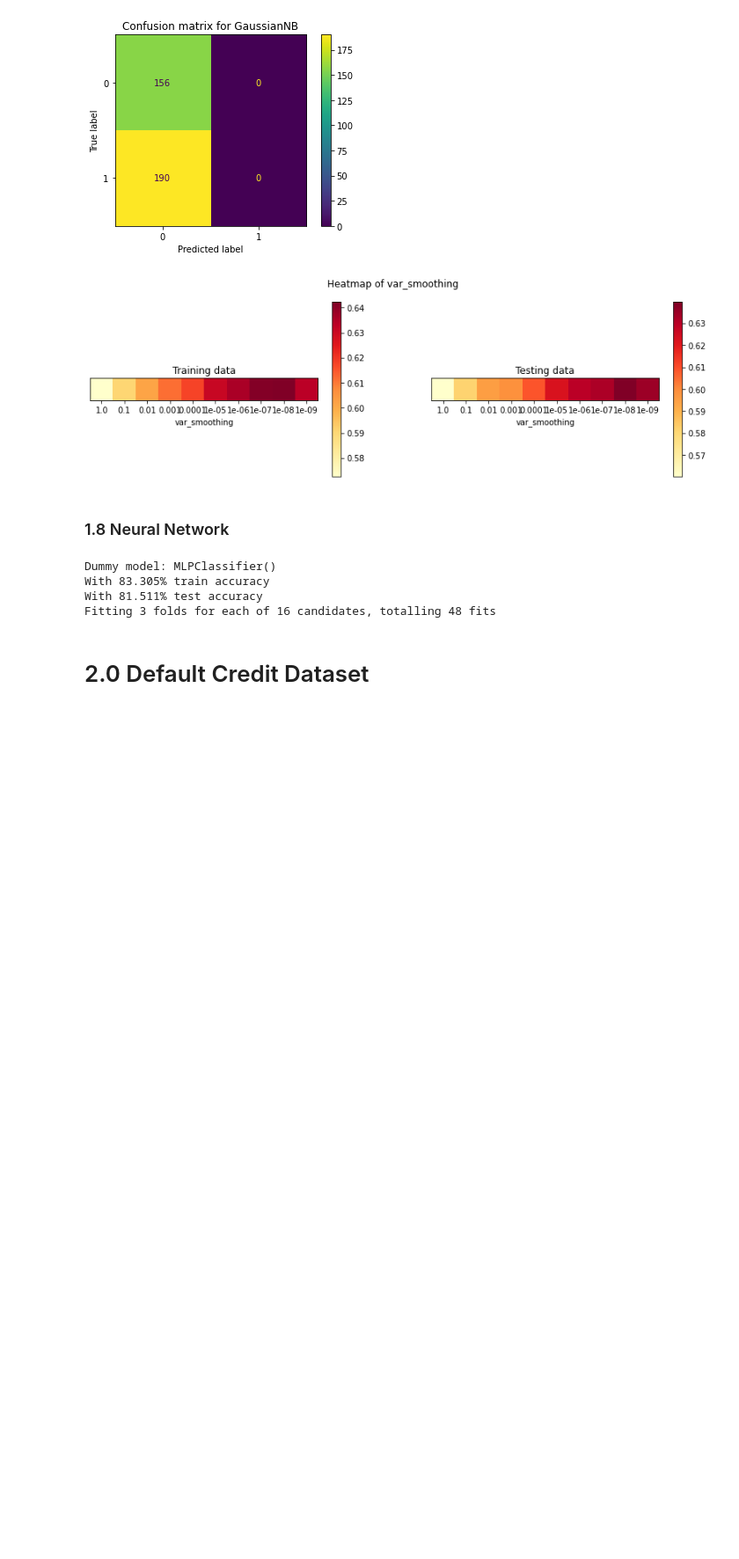
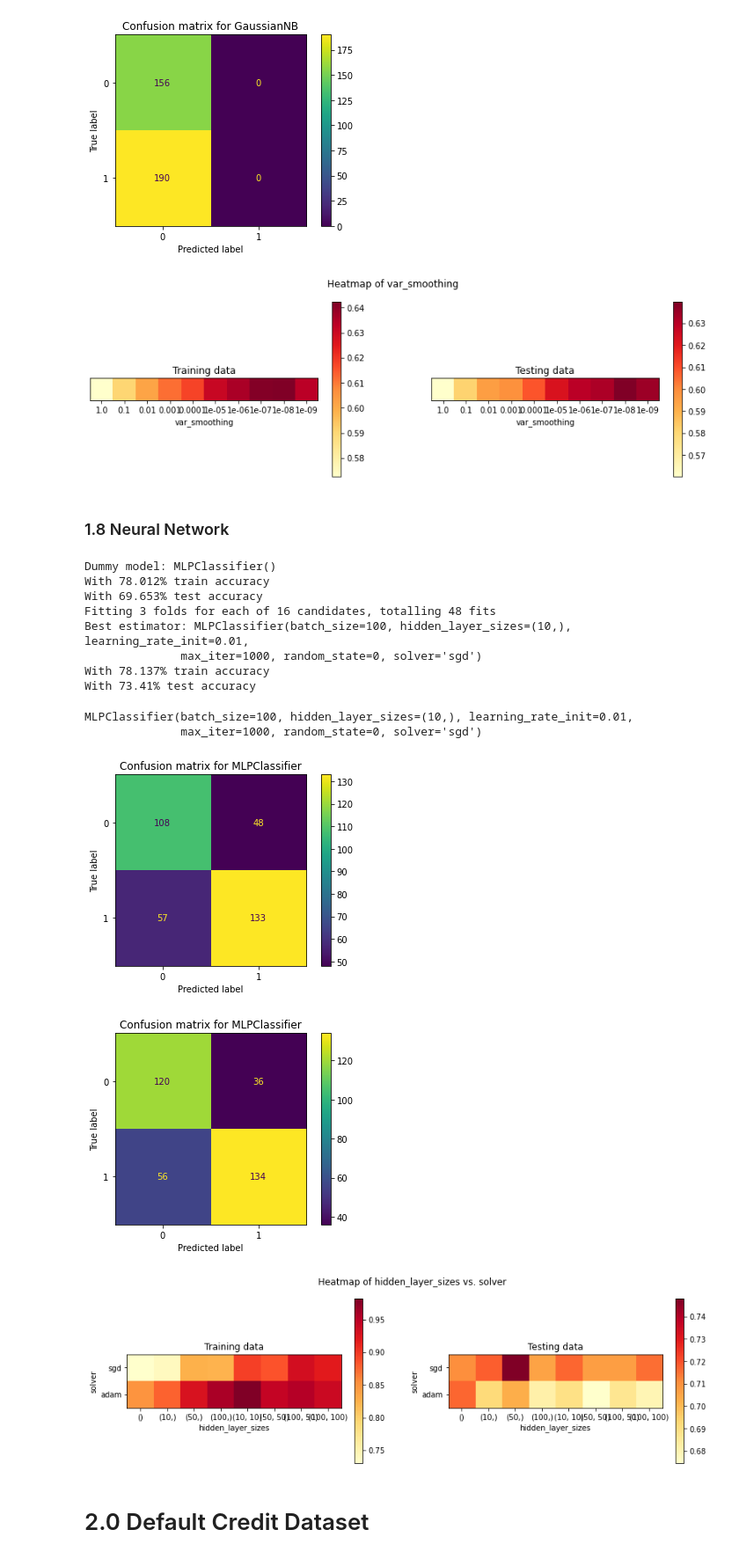
Before and after one commit to PBMocha/COMP432-MLProject, a Jupyter notebook: classification/ClassificationPipeline.ipynb, the cells around one changed output. Shown at 88% size. Saved outputs shown, nothing was run; the diff lists cells and outputs as text; code cells hidden in the pictures; blank space fills up the shorter version.

```diff
--- a/classification/ClassificationPipeline.ipynb
+++ b/classification/ClassificationPipeline.ipynb
@@ -242,30 +264,41 @@ With 45.087% test accuracy
 # %% [markdown]
 ### 1.8 Neural Network
 # %%
-# Test a few different hyperparameters for Neural Networks: hidden_layer_sizes, solver
-hl_vals = [(),(10,),(50,),(100,),(10,10),(50,50),(100,50),(100,100)]
-solv_vals = ['sgd','adam']
-param_grid_nn = {'hidden_layer_sizes' : hl_vals, 'solver' : solv_vals}
+# # Test a few different hyperparameters for Neural Networks: hidden_layer_sizes, solver
+# hl_vals = [(),(10,),(50,),(100,),(10,10),(50,50),(100,50),(100,100)]
+# solv_vals = ['sgd','adam']
+# param_grid_nn = {'hidden_layer_sizes' : hl_vals, 'solver' : solv_vals}
 
-# Train a dummy Neural Net model with default values
-dummy_nn = train_dummy_model(X_trn, y_trn, X_tst, y_tst, sklearn.neural_network.MLPClassifier)
+# # Train a dummy Neural Net model with default values
+# dummy_nn = train_dummy_model(X_trn, y_trn, X_tst, y_tst, sklearn.neural_network.MLPClassifier)
 
-# Train different Neural Net models, using grid search and cross validation to find best hyperparameters.
-gs_nn = grid_search(X_trn, y_trn, X_tst, y_tst, sklearn.neural_network.MLPClassifier,param_grid_nn,activation='relu',max_iter=1000,batch_size=100,learning_rate_init=0.01,random_state=0)
+# # Train different Neural Net models, using grid search and cross validation to find best hyperparameters.
+# gs_nn = grid_search(X_trn, y_trn, X_tst, y_tst, sklearn.neural_network.MLPClassifier,param_grid_nn,activation='relu',max_iter=1000,batch_size=100,learning_rate_init=0.01,random_state=0)
 
-# Plot confusion matrix for dummy model
-plot_confusion_matrix(dummy_nn,X_tst,y_tst)
+# # Plot confusion matrix for dummy model
+# plot_confusion_matrix(dummy_nn,X_tst,y_tst)
 
-# Plot confusion matrix for best estimator of Neural Net
-plot_confusion_matrix(gs_nn.best_estimator_,X_tst,y_tst)
+# # Plot confusion matrix for best estimator of Neural Net
+# plot_confusion_matrix(gs_nn.best_estimator_,X_tst,y_tst)
 
-# Plot heatmap of the gridsearch
-plot_gridsearch_2(gs_nn, hl_vals, solv_vals, 'hidden_layer_sizes', 'solver')
+# # Plot heatmap of the gridsearch
+# plot_gridsearch_2(gs_nn, hl_vals, solv_vals, 'hidden_layer_sizes', 'solver')
+
+train_neural_network_classifier(X_trn,y_trn,X_tst,y_tst)
 # %% [output]
 Dummy model: MLPClassifier()
-With 83.305% train accuracy
-With 81.511% test accuracy
+With 78.012% train accuracy
+With 69.653% test accuracy
 Fitting 3 folds for each of 16 candidates, totalling 48 fits
+Best estimator: MLPClassifier(batch_size=100, hidden_layer_sizes=(10,), learning_rate_init=0.01,
+              max_iter=1000, random_state=0, solver='sgd')
+With 78.137% train accuracy
+With 73.41% test accuracy
+MLPClassifier(batch_size=100, hidden_layer_sizes=(10,), learning_rate_init=0.01,
+              max_iter=1000, random_state=0, solver='sgd')
+[figure, added]
+[figure, added]
+[figure, added]
 # %% [markdown]
 # 2.0 Default Credit Dataset
 # %%
```
Also changed, not shown: parts of 22 cells of this notebook, 1 other file.
